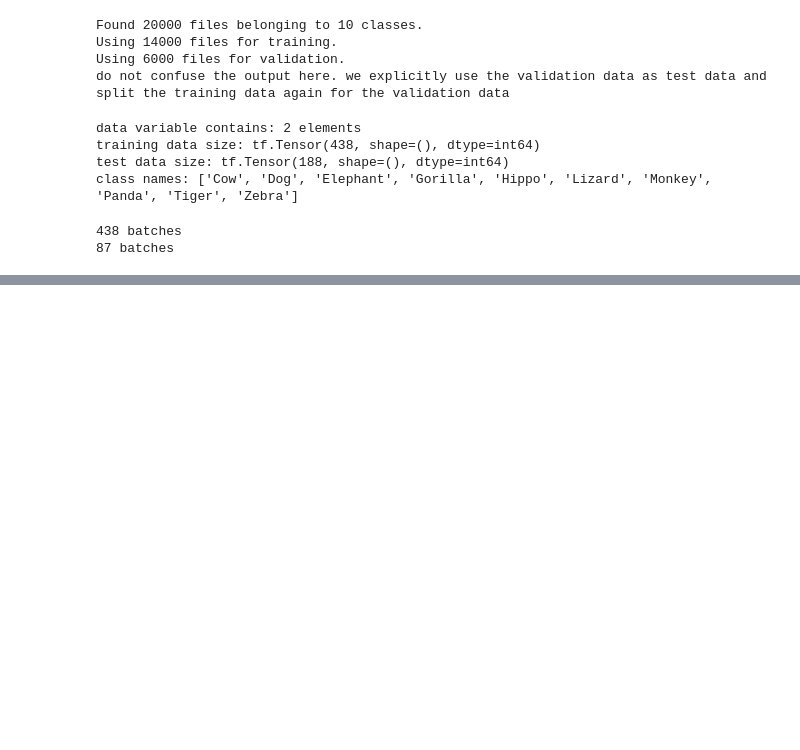
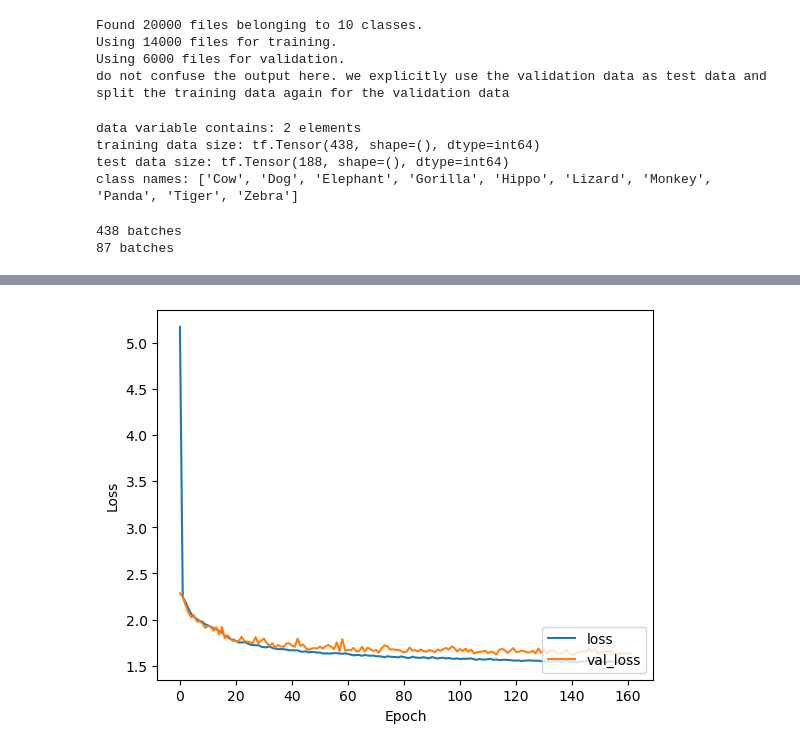
Before and after one commit to schbm/cnn-mc-classification, a Jupyter notebook: notebook/main.ipynb, the cells around one changed output, grey strips where cells are left out. Saved outputs shown, nothing was run; the diff lists cells and outputs as text; code cells hidden in the pictures; blank space fills up the shorter version.

```diff
--- a/notebook/main.ipynb
+++ b/notebook/main.ipynb
@@ -138,0 +204,10 @@ _________________________________________________________________
+# %%
+# plot error
+plt.plot(combined_history['loss'], label = 'loss')
+plt.plot(combined_history['val_loss'], label='val_loss')
+plt.xlabel('Epoch')
+plt.ylabel('Loss')
+plt.legend(loc='lower right')
+plt.show()
+# %% [output]
+[figure, added]
```
Also changed, not shown: parts of 20 cells of this notebook, 7 other files.
